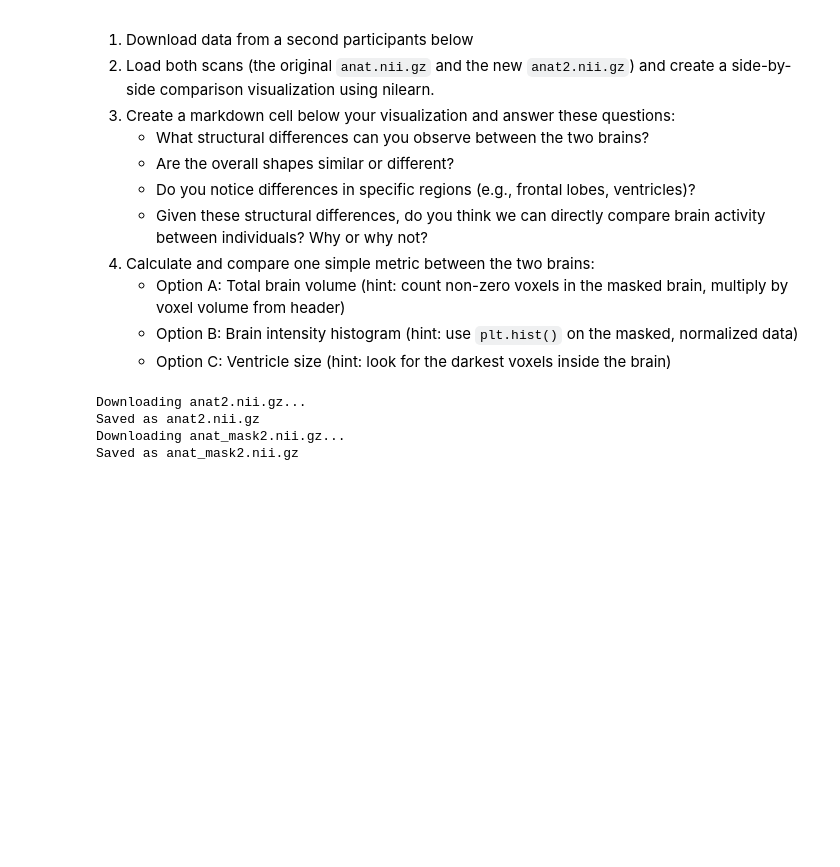
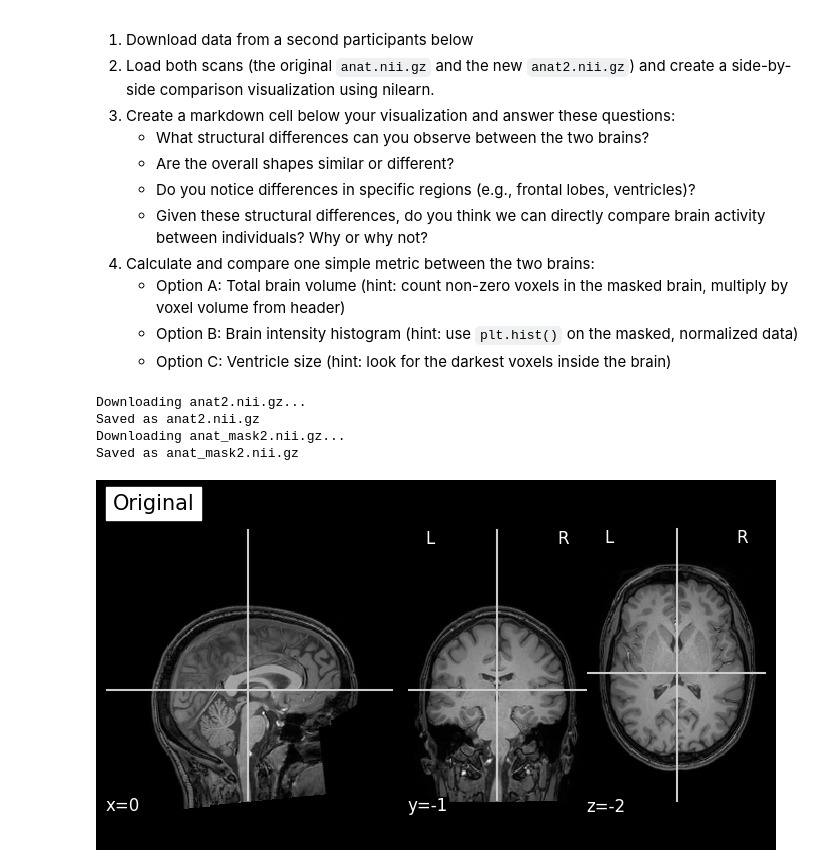
Before and after one commit to lynnv-hub/Mind_Reading, a Jupyter notebook: MindReading_Week1.ipynb, the cells around one changed output. Cells and saved outputs as stored; diff of their text form; code cells hidden in the pictures; blank space fills up the shorter version.

```diff
--- a/MindReading_Week1.ipynb
+++ b/MindReading_Week1.ipynb
@@ -474,0 +473,84 @@ Saved as anat_mask2.nii.gz
+# %%
+#### YOUR CODE HERE
+'''
+mri_file_1 = 'anat.nii.gz'
+img1 = nib.load(mri_file_1)
+mri_file_2 = 'anat2.nii.gz'
+img2 = nib.load(mri_file_2)
+
+img1_data = img1.get_fdata()
+mid_slice_x_1 = img1_data[80, :, :]
+print(mid_slice_x_1.shape)
+
+
+img2_data = img2.get_fdata()
+mid_slice_x_2 = img2_data[80, :, :]
+print(mid_slice_x_2.shape)
+
+plt.imshow(mid_slice_x_1.T, cmap='gray', origin='lower')
+plt.xlabel('First axis')
+plt.ylabel('Second axis')
+plt.colorbar(label='Signal intensity')
+plt.show()
+
+plt.imshow(mid_slice_x_2.T, cmap='gray', origin='lower')
+plt.xlabel('First axis')
+plt.ylabel('Second axis')
+plt.colorbar(label='Signal intensity')
+plt.show()
+
+mask_data1 = nib.load('anat_mask.nii.gz').get_fdata()
+brain_img1_data = img1_data * mask_data1
+brain_img1 = nib.Nifti1Image(brain_img1_data, img1.affine)
+
+plotting.plot_img(
+    brain_img1,
+    display_mode='ortho', # Changes the type of plot
+    annotate=True, # Add L/R annotation
+    draw_cross=True, # Draw the coordinate cross
+    black_bg=True, # Include a black background or not
+    colorbar=False, # Do not include a colour bar
+    #vmin=0, # Minimum value for the colour range
+    #vmax=0.6 # Maximum value for the colour range
+)
+
+
+mask_data2 = nib.load('anat_mask2.nii.gz').get_fdata()
+brain_img2_data = img2_data * mask_data2
+brain_img2 = nib.Nifti1Image(brain_img2_data, img2.affine)
+
+plotting.plot_img(
+    brain_img2,
+    display_mode='ortho', # Changes the type of plot
+    annotate=True, # Add L/R annotation
+    draw_cross=True, # Draw the coordinate cross
+    black_bg=True, # Include a black background or not
+    colorbar=False, # Do not include a colour bar
+    #vmin=0, # Minimum value for the colour range
+    #vmax=0.6 # Maximum value for the colour range
+)
+
+'''
+img1 = nib.load('anat.nii.gz')
+img2 = nib.load('anat2.nii.gz')
+
+
+plotting.plot_img(
+    img1,
+    display_mode='ortho',
+    title='Original',
+    black_bg=True,
+    colorbar=False
+)
+
+plotting.plot_img(
+    img2,
+    display_mode='ortho',
+    title='New',
+    black_bg=True,
+    colorbar=False
+)
+
+plt.show()
+# %% [output]
+[figure, added]
```
Also changed, not shown: parts of 11 cells of this notebook.
